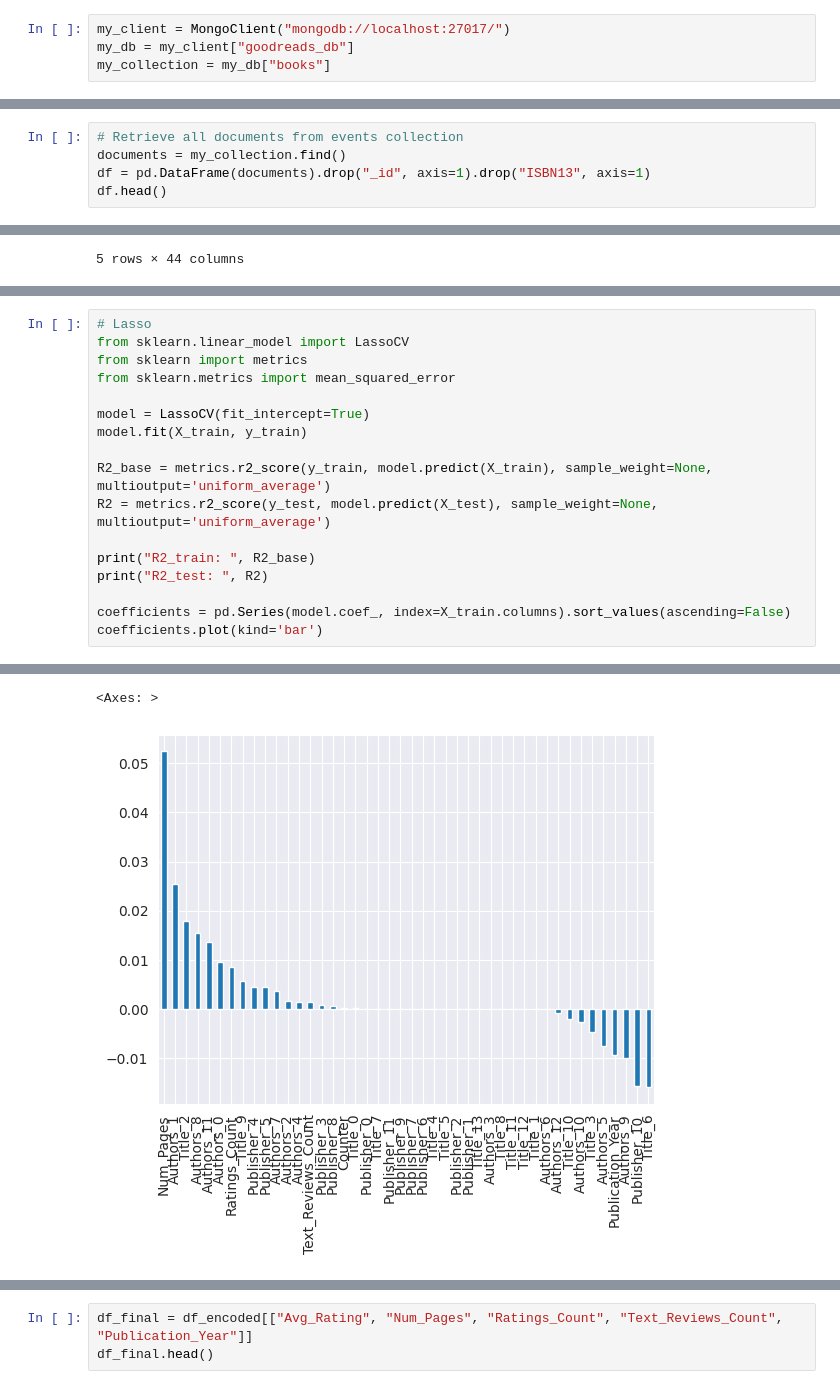
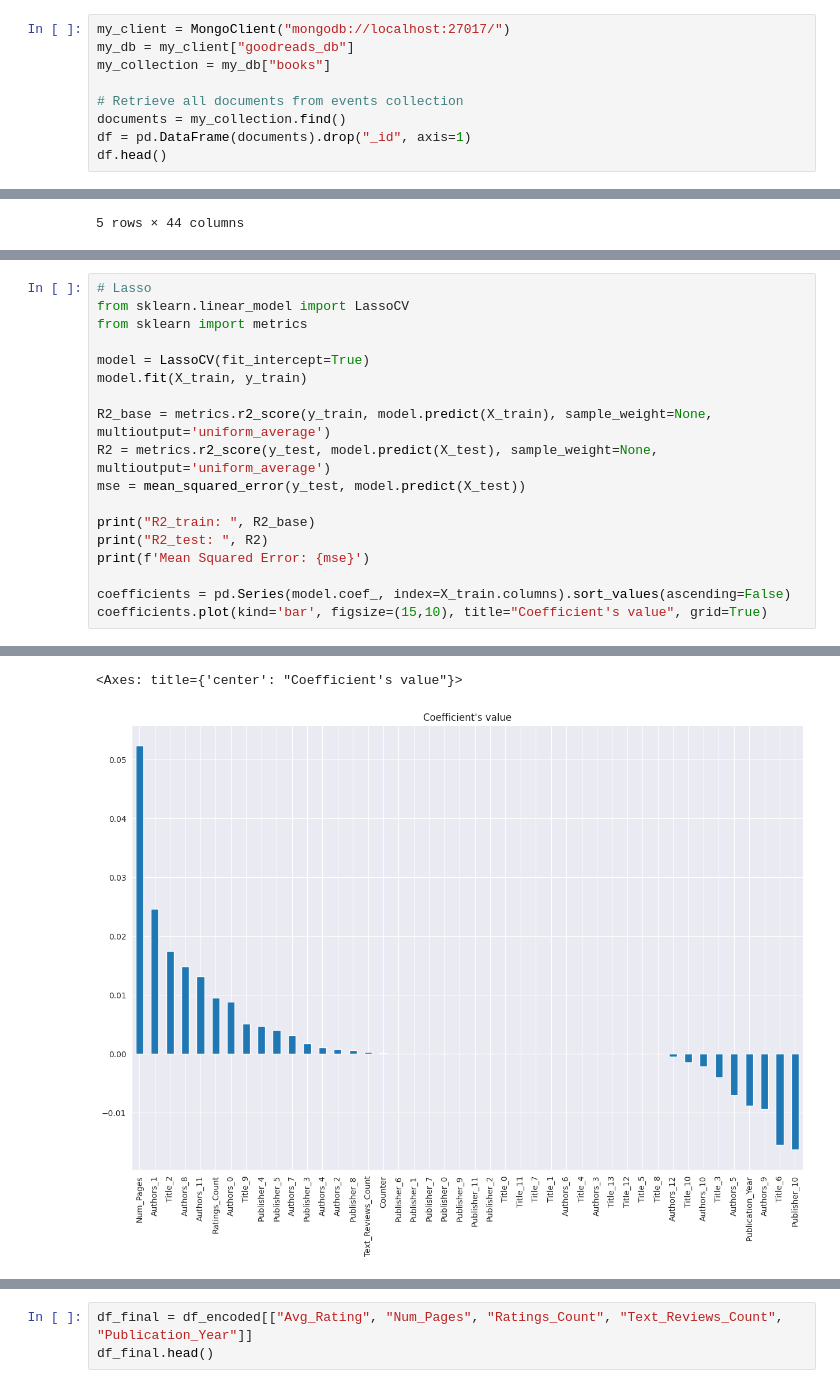
Before and after one commit to AlessiaProtti/DSBDA_project, a Jupyter notebook: Sandbox/Sandbox.ipynb, the cells around one changed output, grey strips where cells are left out. Cells and saved outputs as stored; diff of their text form.

```diff
--- a/Sandbox/Sandbox.ipynb
+++ b/Sandbox/Sandbox.ipynb
@@ -7,3 +13,8 @@ from pymongo import MongoClient, DESCENDING
 my_client = MongoClient("mongodb://localhost:27017/")
 my_db = my_client["goodreads_db"]
 my_collection = my_db["books"]
+
+# Retrieve all documents from events collection
+documents = my_collection.find()
+df = pd.DataFrame(documents).drop("_id", axis=1)
+df.head()
@@ -10,5 +27,0 @@ my_collection = my_db["books"]
-# %%
-# Retrieve all documents from events collection
-documents = my_collection.find()
-df = pd.DataFrame(documents).drop("_id", axis=1).drop("ISBN13", axis=1)
-df.head()
@@ -245,17 +243,18 @@ Notes:
 # Lasso
 from sklearn.linear_model import LassoCV
 from sklearn import metrics
-from sklearn.metrics import mean_squared_error
 
 model = LassoCV(fit_intercept=True)
 model.fit(X_train, y_train)
 
 R2_base = metrics.r2_score(y_train, model.predict(X_train), sample_weight=None, multioutput='uniform_average')
 R2 = metrics.r2_score(y_test, model.predict(X_test), sample_weight=None, multioutput='uniform_average')
+mse = mean_squared_error(y_test, model.predict(X_test))
 
 print("R2_train: ", R2_base)
 print("R2_test: ", R2)
+print(f'Mean Squared Error: {mse}')
 
 coefficients = pd.Series(model.coef_, index=X_train.columns).sort_values(ascending=False)
-coefficients.plot(kind='bar')
+coefficients.plot(kind='bar', figsize=(15,10), title="Coefficient's value", grid=True)
 # %% [output]
@@ -264,2 +264,2 @@ R2_test:  0.026204263700758346
-<Axes: >
+<Axes: title={'center': "Coefficient's value"}>
-[figure, old version]
+[figure, new version]
```
Also changed, not shown: parts of 40 cells of this notebook, 11 other files.
